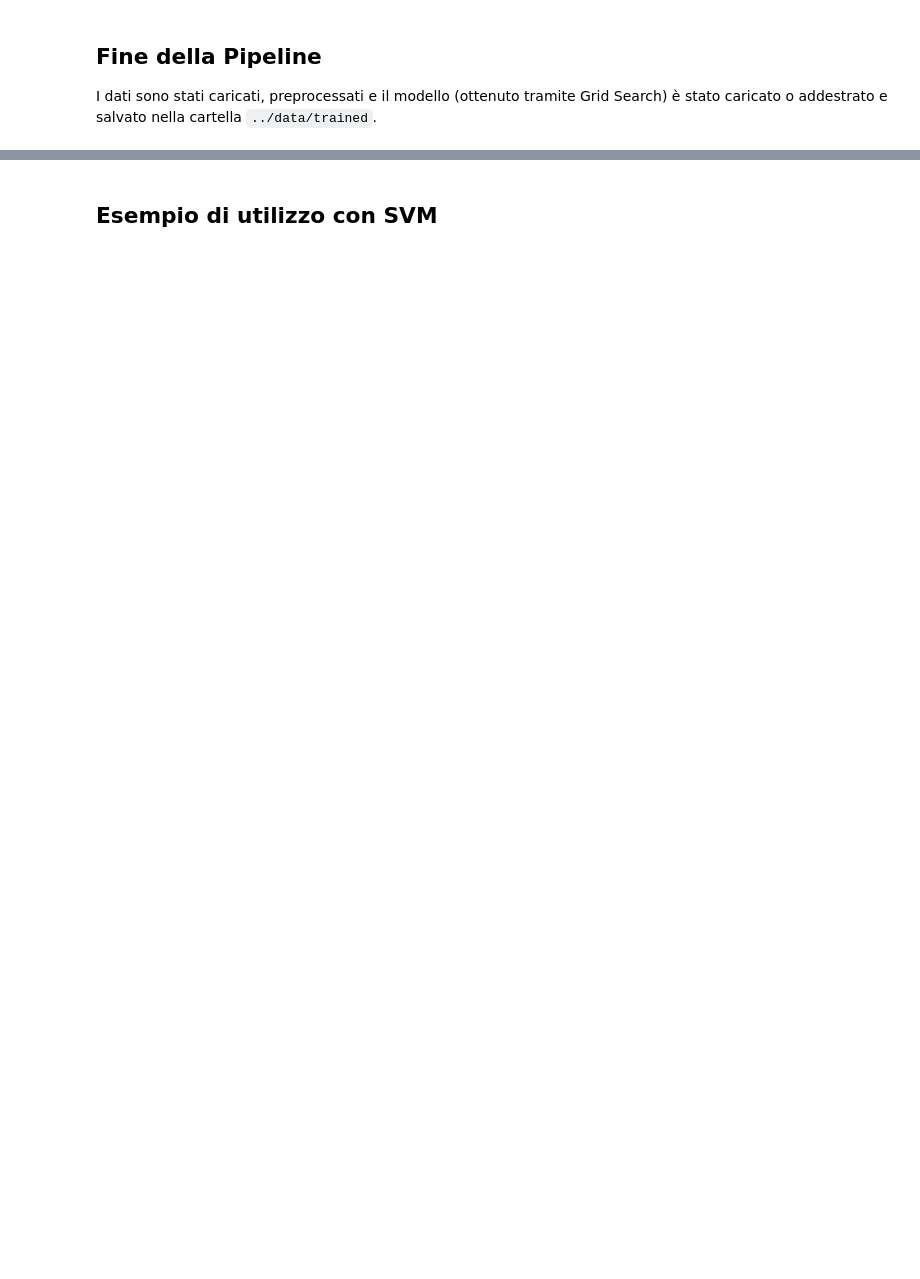
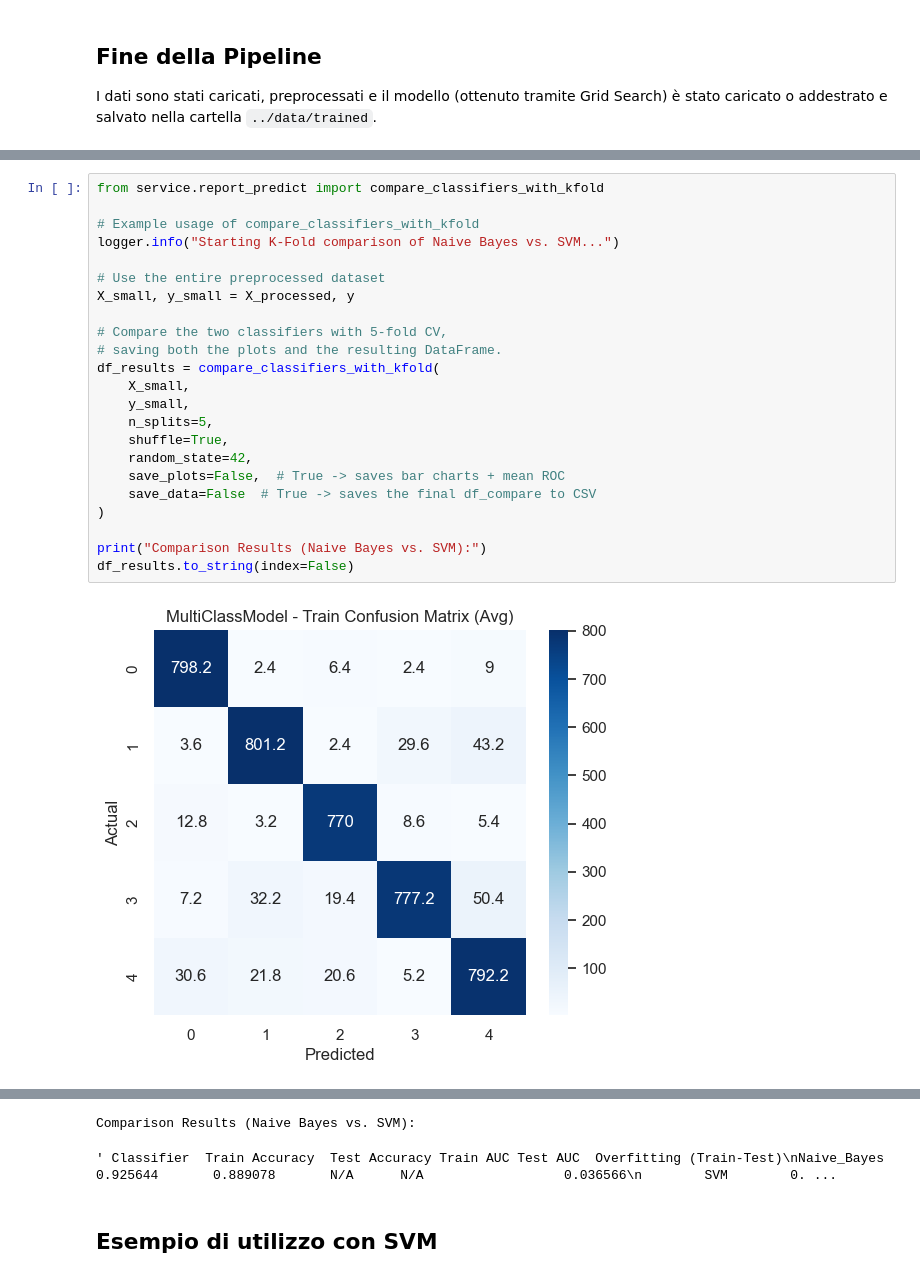
Before and after one commit to mariocosenza/astromark-ai, a Jupyter notebook: notebook/ticket_notebook.ipynb, the cells around one changed output, grey strips where cells are left out. Drawn from its saved outputs; the diff is of its cells as text; blank space fills up the shorter version.

```diff
--- a/notebook/ticket_notebook.ipynb
+++ b/notebook/ticket_notebook.ipynb
@@ -138,0 +168,25 @@ def ticket_service(title, message, classifier_type):
+# %%
+from service.report_predict import compare_classifiers_with_kfold
+
+# Example usage of compare_classifiers_with_kfold
+logger.info("Starting K-Fold comparison of Naive Bayes vs. SVM...")
+
+# Use the entire preprocessed dataset
+X_small, y_small = X_processed, y
+
+# Compare the two classifiers with 5-fold CV,
+# saving both the plots and the resulting DataFrame.
+df_results = compare_classifiers_with_kfold(
+    X_small,
+    y_small,
+    n_splits=5,
+    shuffle=True,
+    random_state=42,
+    save_plots=False,  # True -> saves bar charts + mean ROC
+    save_data=False  # True -> saves the final df_compare to CSV
+)
+
+print("Comparison Results (Naive Bayes vs. SVM):")
+df_results.to_string(index=False)
+# %% [output]
+[figure, added]
@@ -139,3 +204,5 @@ def ticket_service(title, message, classifier_type):
+Comparison Results (Naive Bayes vs. SVM):
+' Classifier  Train Accuracy  Test Accuracy Train AUC Test AUC  Overfitting (Train-Test)\nNaive_Bayes        0.925644       0.889078       N/A      N/A                  0.036566\n        SVM        0. ...
 # %% [markdown]
 ## Esempio di utilizzo con SVM
 # %%
```
Also changed, not shown: parts of 11 cells of this notebook.
